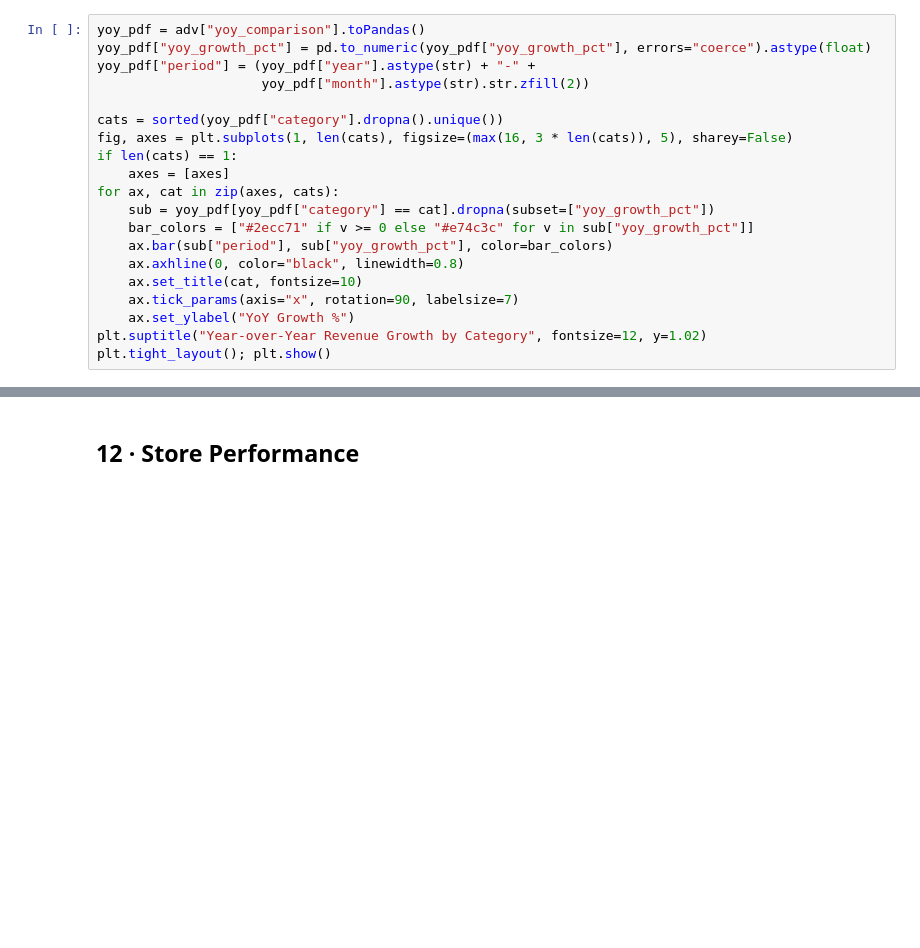
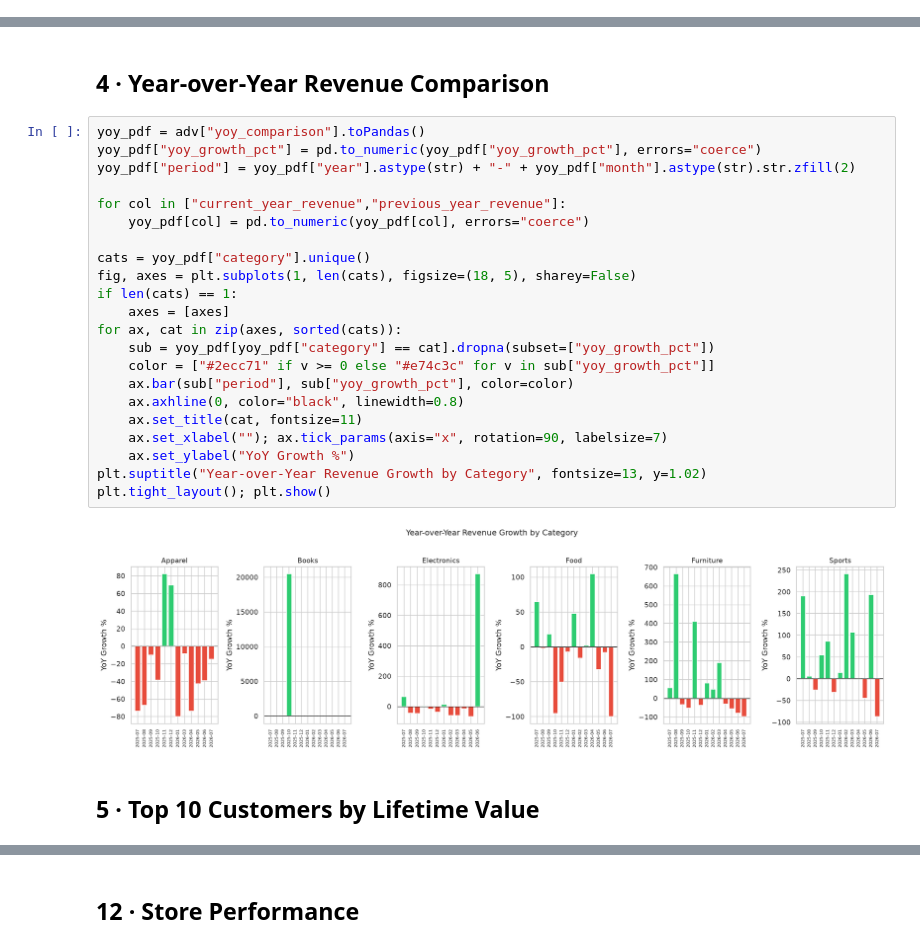
Before and after one commit to SiddiqueDataEng/spark_dataPro, a Jupyter notebook: notebooks/full_analytics.ipynb, the cells around one changed output, grey strips where cells are left out. Drawn from its saved outputs; the diff is of its cells as text; blank space fills up the shorter version.

```diff
--- a/notebooks/full_analytics.ipynb
+++ b/notebooks/full_analytics.ipynb
@@ -190,20 +0,0 @@ Computes `(current_year_revenue − prior_year_revenue) / prior_year_revenue ×
-# %%
-yoy_pdf = adv["yoy_comparison"].toPandas()
-yoy_pdf["yoy_growth_pct"] = pd.to_numeric(yoy_pdf["yoy_growth_pct"], errors="coerce").astype(float)
-yoy_pdf["period"] = (yoy_pdf["year"].astype(str) + "-" +
-                     yoy_pdf["month"].astype(str).str.zfill(2))
-
-cats = sorted(yoy_pdf["category"].dropna().unique())
-fig, axes = plt.subplots(1, len(cats), figsize=(max(16, 3 * len(cats)), 5), sharey=False)
-if len(cats) == 1:
-    axes = [axes]
-for ax, cat in zip(axes, cats):
-    sub = yoy_pdf[yoy_pdf["category"] == cat].dropna(subset=["yoy_growth_pct"])
-    bar_colors = ["#2ecc71" if v >= 0 else "#e74c3c" for v in sub["yoy_growth_pct"]]
-    ax.bar(sub["period"], sub["yoy_growth_pct"], color=bar_colors)
-    ax.axhline(0, color="black", linewidth=0.8)
-    ax.set_title(cat, fontsize=10)
-    ax.tick_params(axis="x", rotation=90, labelsize=7)
-    ax.set_ylabel("YoY Growth %")
-plt.suptitle("Year-over-Year Revenue Growth by Category", fontsize=12, y=1.02)
-plt.tight_layout(); plt.show()
@@ -554,0 +157,28 @@ plt.tight_layout(); plt.show()
+# %% [markdown]
+## 4 · Year-over-Year Revenue Comparison
+# %%
+yoy_pdf = adv["yoy_comparison"].toPandas()
+yoy_pdf["yoy_growth_pct"] = pd.to_numeric(yoy_pdf["yoy_growth_pct"], errors="coerce")
+yoy_pdf["period"] = yoy_pdf["year"].astype(str) + "-" + yoy_pdf["month"].astype(str).str.zfill(2)
+
+for col in ["current_year_revenue","previous_year_revenue"]:
+    yoy_pdf[col] = pd.to_numeric(yoy_pdf[col], errors="coerce")
+
+cats = yoy_pdf["category"].unique()
+fig, axes = plt.subplots(1, len(cats), figsize=(18, 5), sharey=False)
+if len(cats) == 1:
+    axes = [axes]
+for ax, cat in zip(axes, sorted(cats)):
+    sub = yoy_pdf[yoy_pdf["category"] == cat].dropna(subset=["yoy_growth_pct"])
+    color = ["#2ecc71" if v >= 0 else "#e74c3c" for v in sub["yoy_growth_pct"]]
+    ax.bar(sub["period"], sub["yoy_growth_pct"], color=color)
+    ax.axhline(0, color="black", linewidth=0.8)
+    ax.set_title(cat, fontsize=11)
+    ax.set_xlabel(""); ax.tick_params(axis="x", rotation=90, labelsize=7)
+    ax.set_ylabel("YoY Growth %")
+plt.suptitle("Year-over-Year Revenue Growth by Category", fontsize=13, y=1.02)
+plt.tight_layout(); plt.show()
+# %% [output]
+[figure, added]
+# %% [markdown]
+## 5 · Top 10 Customers by Lifetime Value
```
Also changed, not shown: parts of 74 cells of this notebook.
